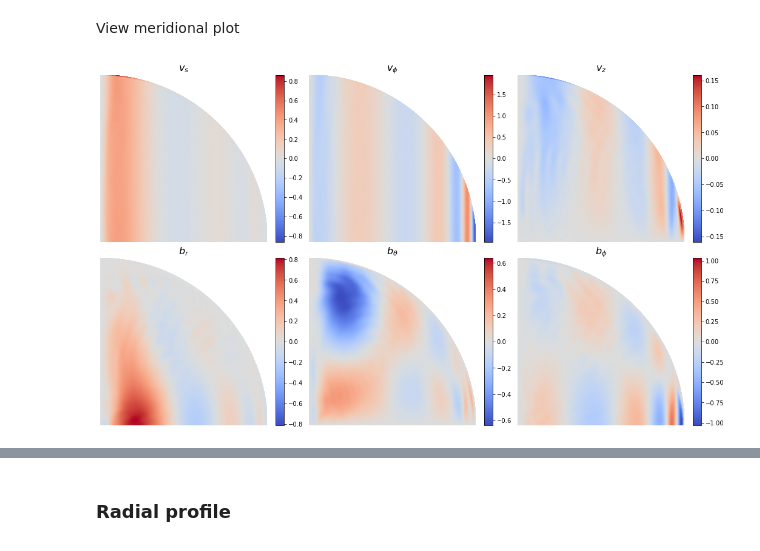
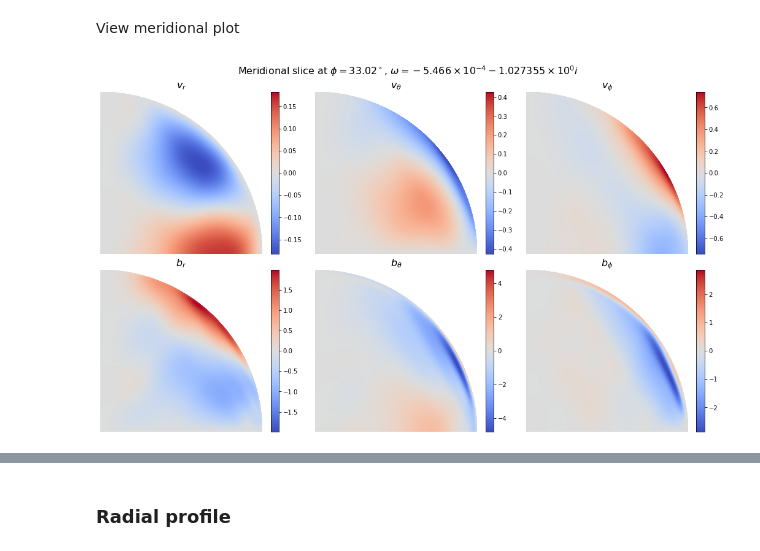
Before and after one commit to GentleMin/MCmodes, a Jupyter notebook: BL_processing.ipynb, the cells around one changed output, grey strips where cells are left out. Cells and saved outputs as stored; diff of their text form; code cells hidden in the pictures.

```diff
--- a/BL_processing.ipynb
+++ b/BL_processing.ipynb
@@ -50,4 +134,5 @@ display(eigeninfo)
 ---
 ## Boundary evaluation
 # %%
-i_mode = 6
+i_mode = 80
+m_val = 3
@@ -54,12 +143,12 @@ i_mode = 6
 # %% [markdown]
 ### Meridional slice
 # %%
-lon_deg = 15
-lon_rad = np.radians(lon_deg)
-m_val = 3
+# lon_deg = 30
+# lon_rad = np.radians(lon_deg)
+max_id = np.unravel_index(np.argmax(np.abs(v_section[i_mode, 2, ...])), v_section[i_mode, 2].shape)
+lon_rad = -np.angle(v_section[i_mode, 2, ...][max_id])/m_val + np.pi/15
+lon_deg = np.degrees(lon_rad)
 
-rr, tt = grids[0, ...], grids[1, ...]
-rg, tg = rr[0, :], tt[:, 0]
 X1, X2 = rr*np.sin(tt), rr*np.cos(tt)
 
 v_sph = {
@@ -92,24 +181,25 @@ fields = {
 View meridional plot
 # %%
 plot_fields = [
-    ['v_s', 'v_p', 'v_z'],
-    # ['v_r', 'v_t', 'v_p'],
+    # ['v_s', 'v_p', 'v_z'],
+    ['v_r', 'v_t', 'v_p'],
     ["b_r", "b_t", "b_p"],
 ]
 plot_fnames = [
-    [r"$v_s$", r"$v_\phi$", r"$v_z$"],
-    # [r"$v_r$", r"$v_\theta$", r"$v_\phi$"],
+    # [r"$v_s$", r"$v_\phi$", r"$v_z$"],
+    [r"$v_r$", r"$v_\theta$", r"$v_\phi$"],
     [r"$b_r$", r"$b_\theta$", r"$b_\phi$"],
 ]
 
-# save_name = "./runs/S1pi_Le1e-4_Lu2e+4_m1_parity_oppo/v_md_m3_i5"
-save_name = None
+save_name = "./runs/Axial_Le1e-2_Eeta1e-4_m3/v_md_ie01"
+# save_name = None
 override = False
 
 force_symmetric_cmap = True
 
-max_v_norm = np.abs(v_sph['r']).max()
-max_b_norm = np.abs(b_sph['r']).max()
+# max_v_norm = np.abs(v_sph['r']).max()
+max_v_norm = 1
+# max_b_norm = np.abs(b_sph['r']).max()
 
 nrows, ncols = len(plot_fields), len(plot_fields[0])
 fig, axes = plt.subplots(nrows=nrows, ncols=ncols, figsize=(ncols*4.8, nrows*4.2), layout='constrained')
@@ -126,32 +216,37 @@ for i_r in range(nrows):
         if np.abs(np.real(field_plot/max_v_norm)).max() > 1e-7:
             normalizer = max_v_norm
             if force_symmetric_cmap:
                 climit = np.max(np.abs(field_plot/normalizer))
                 # climit = np.max(np.abs(field_plot[X1 < 0.5]/normalizer))
                 # if i_c == 1:
                 #     climit = 1.
                 cm = ax.pcolormesh(X1, X2, field_plot/normalizer, shading="gouraud", cmap="coolwarm", vmin=-climit, vmax=+climit)
                 plt.colorbar(cm, ax=ax)
             else:
                 cm = ax.pcolormesh(X1, X2, field_plot/normalizer, shading="gouraud", cmap="coolwarm")
                 plt.colorbar(cm, ax=ax)
         else:
-            cm = ax.pcolormesh(X1, X2, field_plot/max_u_norm, vmin=-1e-7, vmax=+1e-7)
+            cm = ax.pcolormesh(X1, X2, field_plot/max_v_norm, vmin=-1e-7, vmax=+1e-7)
             plt.colorbar(cm, ax=ax)
 
         ax.set_title(plot_fnames[i_r][i_c], fontsize=16)
         ax.set_aspect('equal', 'box')
         # ax.grid()
         ax.set_xlim([0, 1])
         ax.set_ylim([0, 1])
         ax.axis("off")
 
+real_dec = pgpy_utils.decimal_decomp(eigenvals[i_mode].real)
+imag_dec = pgpy_utils.decimal_decomp(eigenvals[i_mode].imag)
+fig.suptitle(r'Meridional slice at $\phi=%.2f^\circ$, $\omega=%+.3f\times10^{%d}%+.6f\times10^{%d}i$' % \
+    (lon_deg, *real_dec, *imag_dec), fontsize=16)
+
 if save_name is not None:
     if os.path.exists(save_name + '.png') and not override:
         print("File exists... aborting...")
     else:
         plt.savefig(save_name + '.png', format="png", dpi=150, bbox_inches="tight")
 
 plt.show()
 # %% [output]
-[figure, old version]
+[figure, new version]
```
Also changed, not shown: parts of 17 cells of this notebook, 13 other files.
